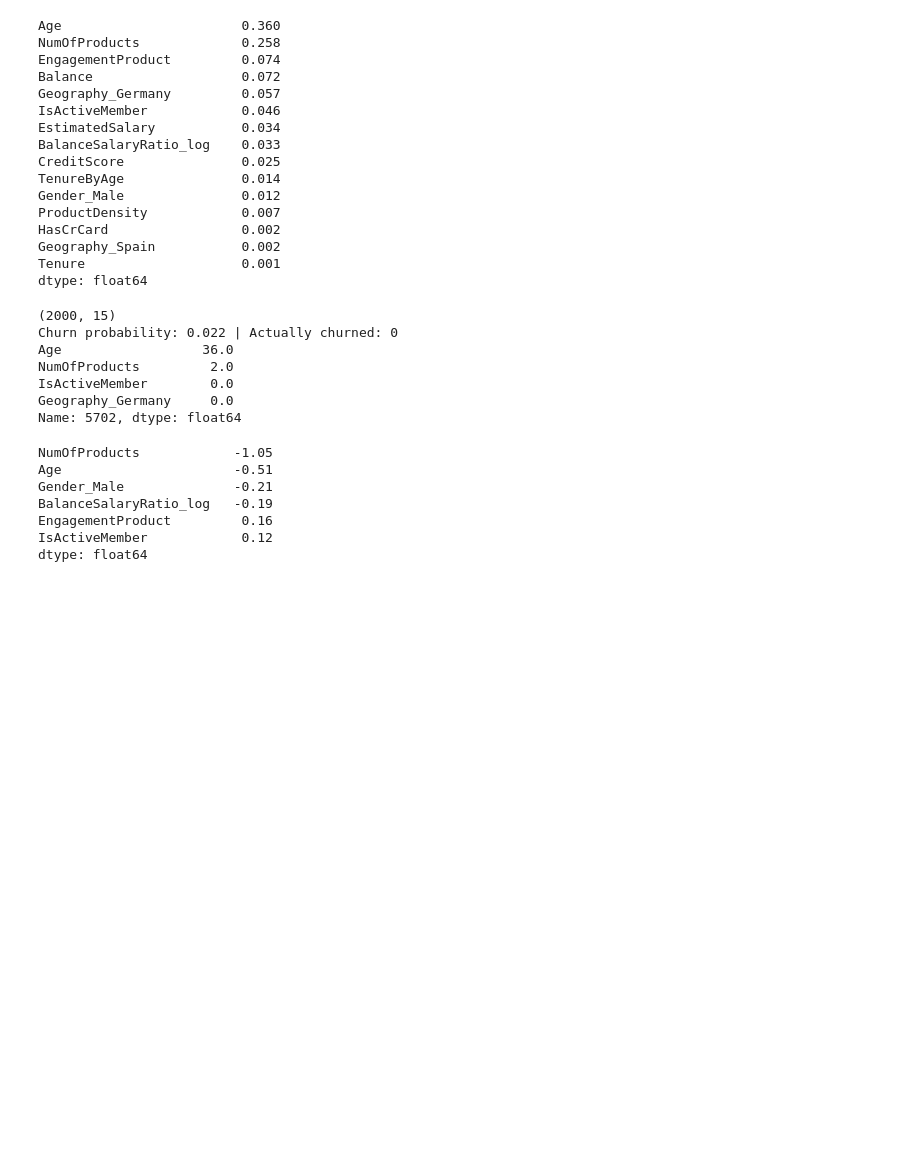
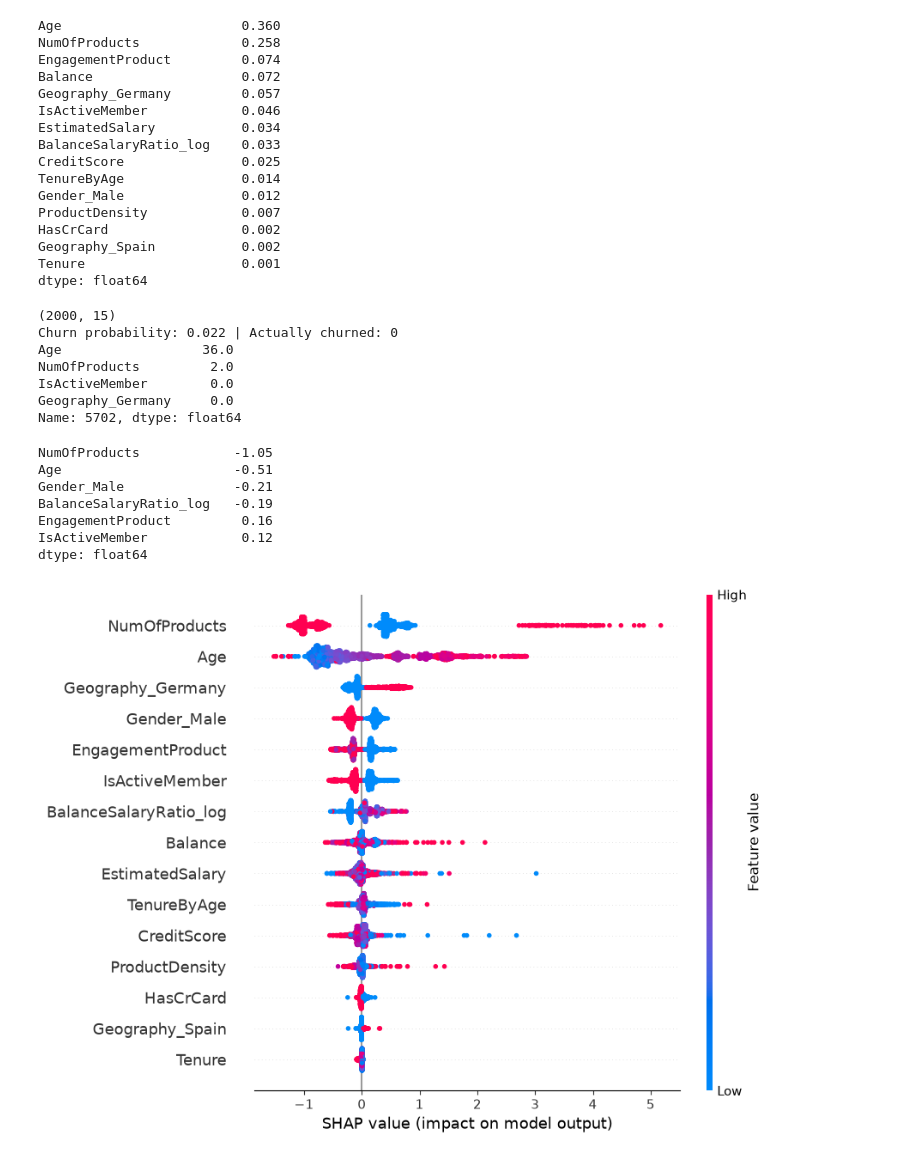
Before and after one commit to Kalpesh2409/bank-churn-risk-scoring, a Jupyter notebook: notebooks/06_explainability.ipynb, the cells around one changed output. Cells and saved outputs as stored; diff of their text form; code cells hidden in the pictures; blank space fills up the shorter version.

Commit message:
Add SHAP summary plot (beeswarm) for the test set

```diff
--- a/notebooks/06_explainability.ipynb
+++ b/notebooks/06_explainability.ipynb
@@ -72,3 +72,7 @@ BalanceSalaryRatio_log   -0.19
 EngagementProduct         0.16
 IsActiveMember            0.12
 dtype: float64
+# %%
+shap.plots.beeswarm(shap_values, max_display=15)
+# %% [output]
+[figure, added]
```
